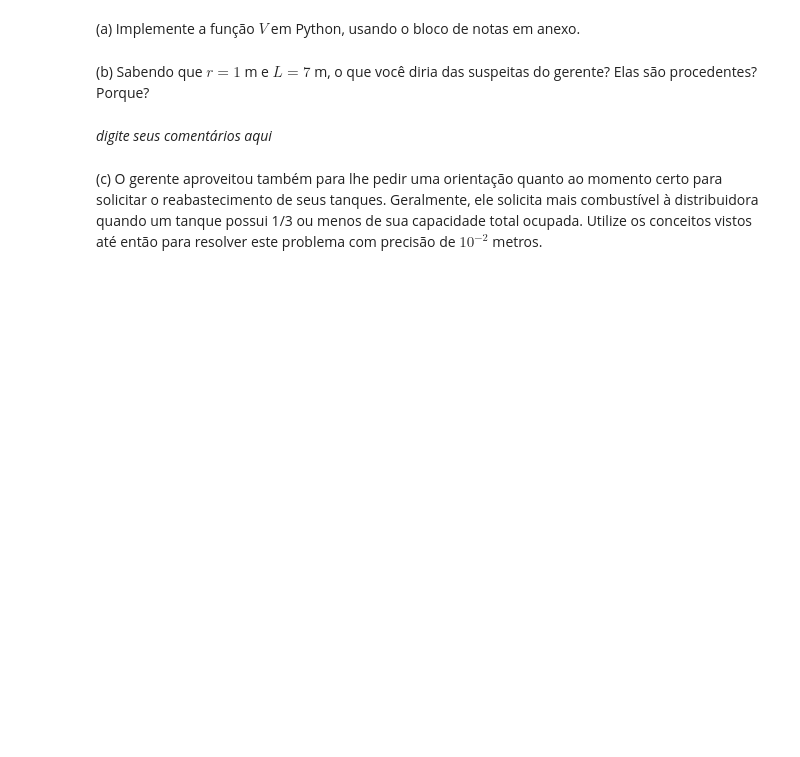
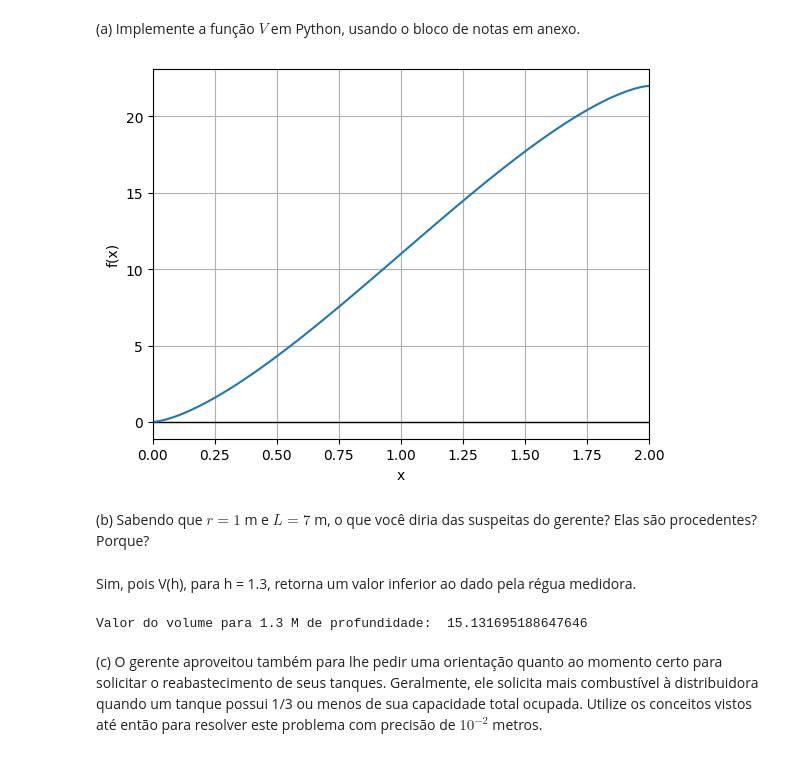
Before and after one commit to ArianeKevinny/CC0018-Numerico, a Jupyter notebook: Exercicios3.ipynb, the cells around one changed output. Drawn from its saved outputs; the diff is of its cells as text; code cells hidden in the pictures; blank space fills up the shorter version.

```diff
--- a/Exercicios3.ipynb
+++ b/Exercicios3.ipynb
@@ -22,7 +22,3 @@ $$
 onde $r$ e $L$ são o raio da base e o comprimento do cilindro, respectivamente.
 # %% [markdown]
 (a) Implemente a função $V$ em Python, usando o bloco de notas em anexo.
-# %%
-def V(h):
-    # complete a função
-    return None
@@ -31,2 +28,45 @@ def V(h):
+# %%
+def plota(F, a, b, fixo=False):
+
+    fig, ax = plt.subplots()
+    ax.set_ylabel('f(x)')
+    ax.set_xlabel('x')
+    ax.grid()
+
+    plt.axhline(0, color='black', linewidth=1)
+
+    x = np.linspace(a,b,100)
+    i = 0
+
+    for f in F:
+        y = f(x)
+        if (fixo):
+            ax.plot(x,y,label='g'+str(i))
+        else:
+            ax.plot(x,y)
+        i = i + 1
+
+    if (fixo):
+        ax.plot(x,x)
+        plt.legend()
+
+    plt.xlim([a, b])
+
+    if (fixo):
+        plt.ylim([a, b])
+
+    plt.show()
+# %%
+def V(h):
+    r = 1
+    L = 7
+    v = 16.13
+
+    return L * ( ((np.pi * r **2 )/ 2) - r**2 * np.arcsin((r -h)/r) + (h - r) * np.sqrt(r**2 - (h - r)**2))
+# %%
+
+plota([V], 0, 2, False)
+# %% [output]
+[figure, added]
 # %% [markdown]
 (b) Sabendo que $r = 1$ m e $L = 7$ m, o que você diria das suspeitas do gerente? Elas são procedentes? Porque?
@@ -35,5 +73,13 @@ def V(h):
-# %% [markdown]
-*digite seus comentários aqui*
+# %% [markdown]
+Sim, pois V(h), para h = 1.3, retorna um valor inferior ao dado pela régua medidora.
+# %%
+# digite seus cálculos aqui
+
+#Para h = 1.3
+
+print("Valor do volume para 1.3 M de profundidade: ", V(1.3))
+# %% [output]
+Valor do volume para 1.3 M de profundidade:  15.131695188647646
 # %% [markdown]
 (c) O gerente aproveitou também para lhe pedir uma orientação quanto ao momento certo para solicitar o reabastecimento de seus tanques. Geralmente, ele solicita mais combustível  à distribuidora quando um tanque possui 1/3 ou menos de sua capacidade total ocupada.
 Utilize os conceitos vistos até então para resolver este problema com precisão de $10^{-2}$ metros.
```
Also changed, not shown: parts of 19 cells of this notebook, 8 other files.
